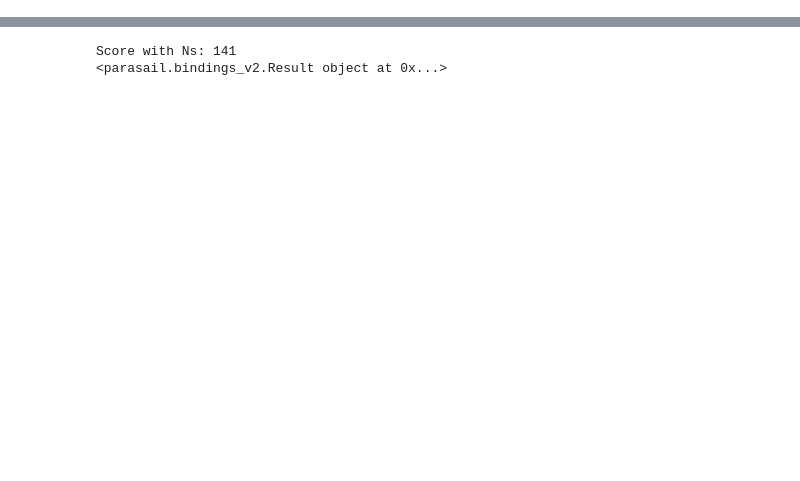
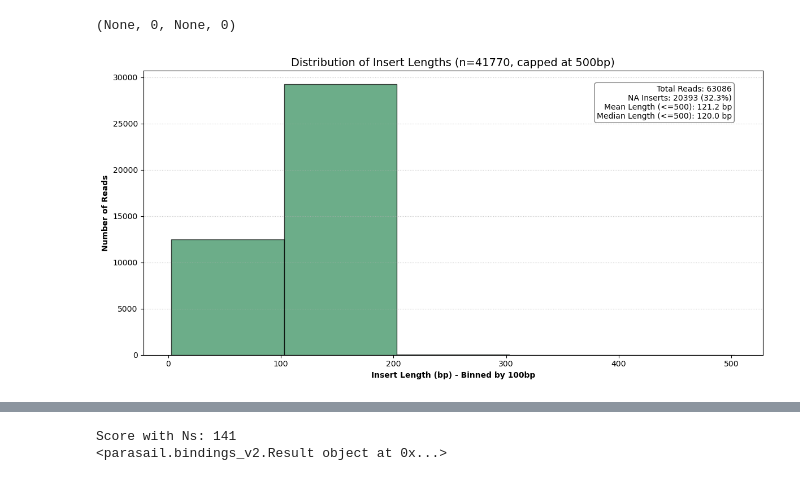
Before and after one commit to Delayed-Gitification/nano_tools, a Jupyter notebook: mappy test.ipynb, the cells around one changed output, grey strips where cells are left out. Saved outputs shown, nothing was run; the diff lists cells and outputs as text; code cells hidden in the pictures; blank space fills up the shorter version.

```diff
--- a/mappy test.ipynb
+++ b/mappy test.ipynb
@@ -161,0 +539,63 @@ Read_ID BC_Status       BC_Seq  Ins_Status      Ins_Seq
+# %%
+print(data[0])
+# %% [output]
+(None, 0, None, 0)
+# %%
+import matplotlib.pyplot as plt
+import numpy as np
+
+def plot_insert_hist(pairs, bin_size=50):
+    """
+    Plots a histogram of insert lengths, grouped into bins, ignoring lengths > 500.
+
+    Args:
+        pairs: List of [barcode, insert]
+        bin_size: The width of the blocks (e.g., 50bp)
+    """
+    # 1. Extract lengths for non-NA inserts and filter out those > 500
+    insert_lengths = [len(p[1]) for p in pairs if p[1] != "NA" and len(p[1]) <= 500]
+    na_count = sum(1 for p in pairs if p[1] == "NA")
+    total = len(pairs)
+
+    if not insert_lengths:
+        print("No valid inserts <= 500bp found to plot.")
+        return
+
+    # 2. Determine bin range
+    min_len = min(insert_lengths)
+    # We set max_len to 500 to ensure the bins cover the full range up to the limit
+    max_len = 500
+
+    # Create bins from min to 500, spaced by bin_size
+    bins = np.arange(min_len, max_len + bin_size, bin_size)
+
+    # 3. Plotting
+    plt.figure(figsize=(12, 6))
+
+    # Use hist() to automatically lump lengths into blocks
+    n, bins, patches = plt.hist(insert_lengths, bins=bins,
+                                color='seagreen', edgecolor='black', alpha=0.7)
+
+    # 4. Styling
+    plt.title(f'Distribution of Insert Lengths (n={len(insert_lengths)}, capped at 500bp)', fontsize=14)
+    plt.xlabel(f'Insert Length (bp) - Binned by {bin_size}bp', fontweight='bold')
+    plt.ylabel('Number of Reads', fontweight='bold')
+
+    # Add a text box with summary stats (calculated from filtered data)
+    stats_text = (f"Total Reads: {total}\n"
+                  f"NA Inserts: {na_count} ({na_count/total:.1%})\n"
+                  f"Mean Length (<=500): {np.mean(insert_lengths):.1f} bp\n"
+                  f"Median Length (<=500): {np.median(insert_lengths):.1f} bp")
+
+    plt.gca().text(0.95, 0.95, stats_text, transform=plt.gca().transAxes,
+                   fontsize=10, verticalalignment='top', horizontalalignment='right',
+                   bbox=dict(boxstyle='round', facecolor='white', alpha=0.5))
+
+    plt.grid(axis='y', linestyle=':', alpha=0.7)
+    plt.tight_layout()
+    plt.show()
+
+# Usage:
+plot_insert_hist(pairs, bin_size=100)
+# %% [output]
+[figure, added]
```
Also changed, not shown: parts of 6 cells of this notebook, 2 other files.
